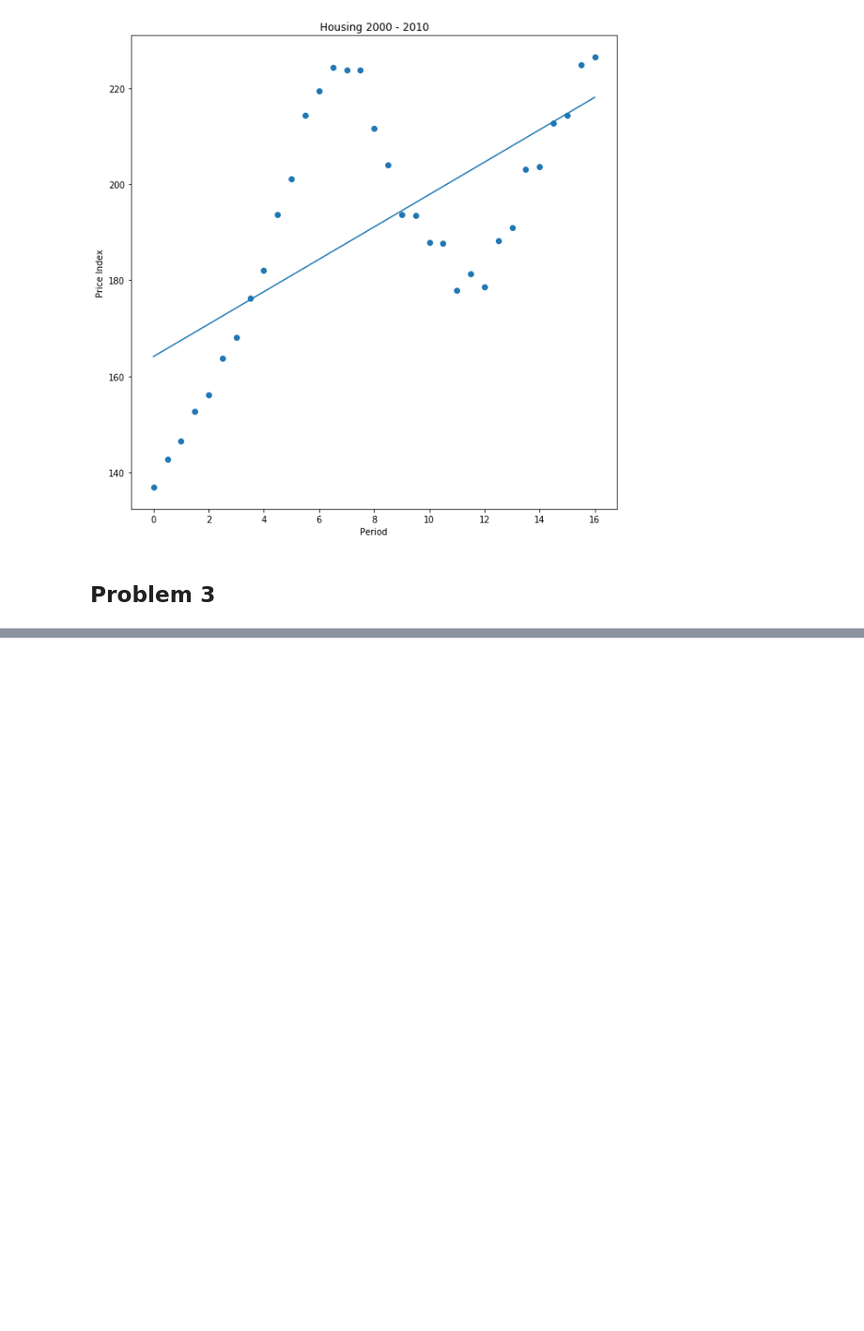
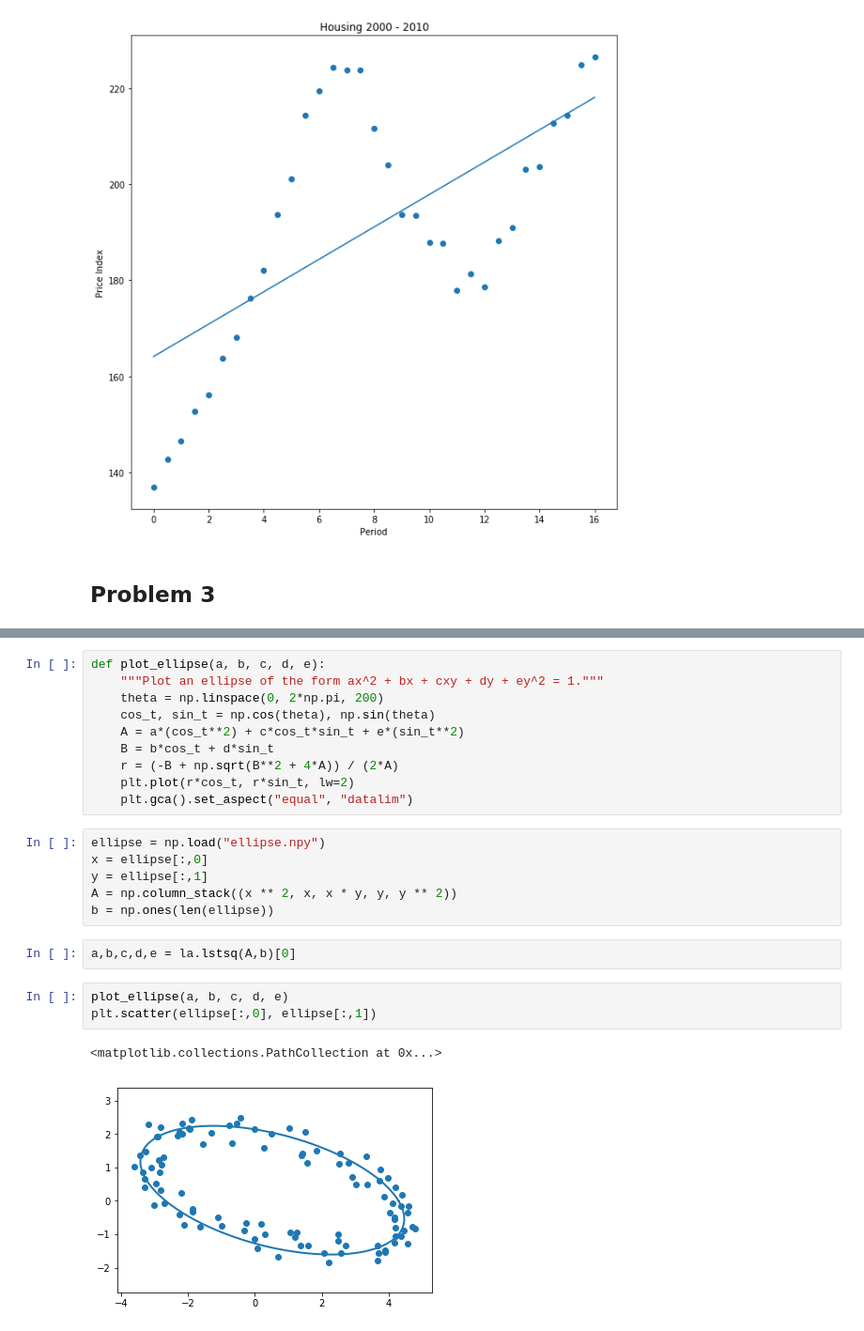
Before and after one commit to TCurran4589/BootCamp2018, a Jupyter notebook: ProbSets/Comp/Week3/QR Decomposiiton.ipynb, the cells around one changed output, grey strips where cells are left out. Shown at 94% size. Drawn from its saved outputs; the diff is of its cells as text; blank space fills up the shorter version.

```diff
--- a/ProbSets/Comp/Week3/QR Decomposiiton.ipynb
+++ b/ProbSets/Comp/Week3/QR Decomposiiton.ipynb
@@ -241,0 +270,24 @@ Text(0.5,0,'Period')
+# %%
+def plot_ellipse(a, b, c, d, e):
+    """Plot an ellipse of the form ax^2 + bx + cxy + dy + ey^2 = 1."""
+    theta = np.linspace(0, 2*np.pi, 200)
+    cos_t, sin_t = np.cos(theta), np.sin(theta)
+    A = a*(cos_t**2) + c*cos_t*sin_t + e*(sin_t**2)
+    B = b*cos_t + d*sin_t
+    r = (-B + np.sqrt(B**2 + 4*A)) / (2*A)
+    plt.plot(r*cos_t, r*sin_t, lw=2)
+    plt.gca().set_aspect("equal", "datalim")
+# %%
+ellipse = np.load("ellipse.npy")
+x = ellipse[:,0]
+y = ellipse[:,1]
+A = np.column_stack((x ** 2, x, x * y, y, y ** 2))
+b = np.ones(len(ellipse))
+# %%
+a,b,c,d,e = la.lstsq(A,b)[0]
+# %%
+plot_ellipse(a, b, c, d, e)
+plt.scatter(ellipse[:,0], ellipse[:,1])
+# %% [output]
+<matplotlib.collections.PathCollection at 0x...>
+[figure, added]
```
Also changed, not shown: parts of 3 cells of this notebook, 1 other file.
